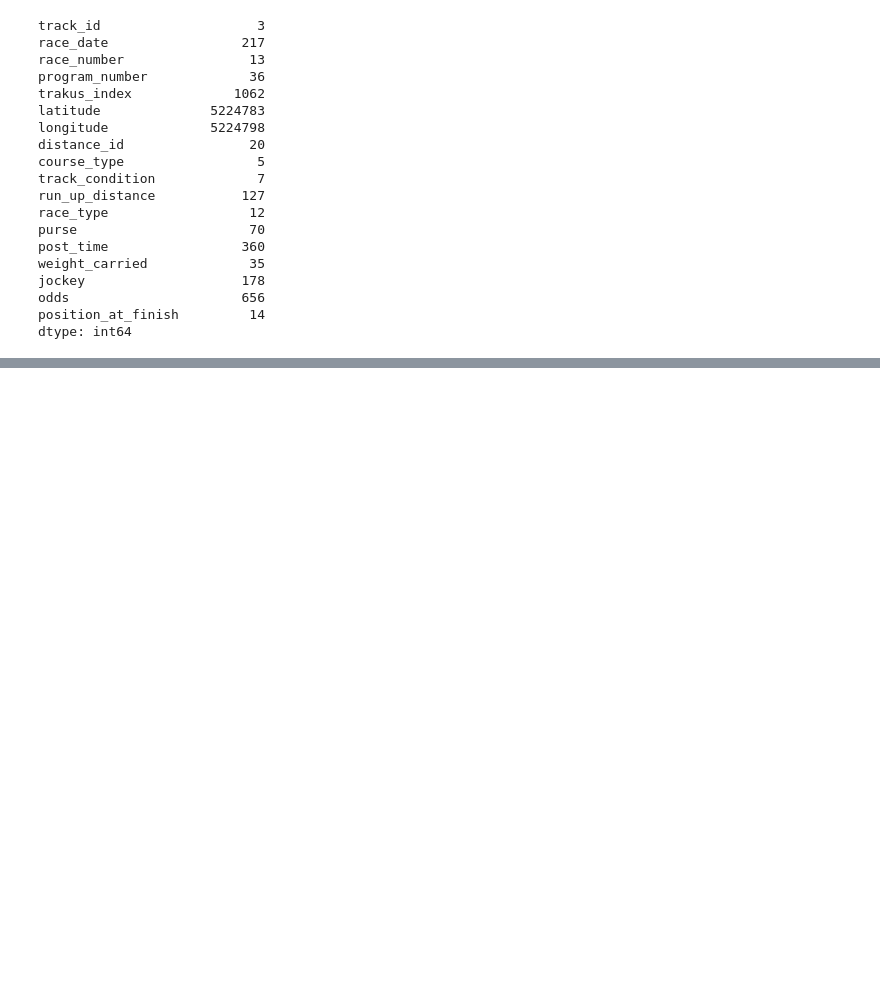
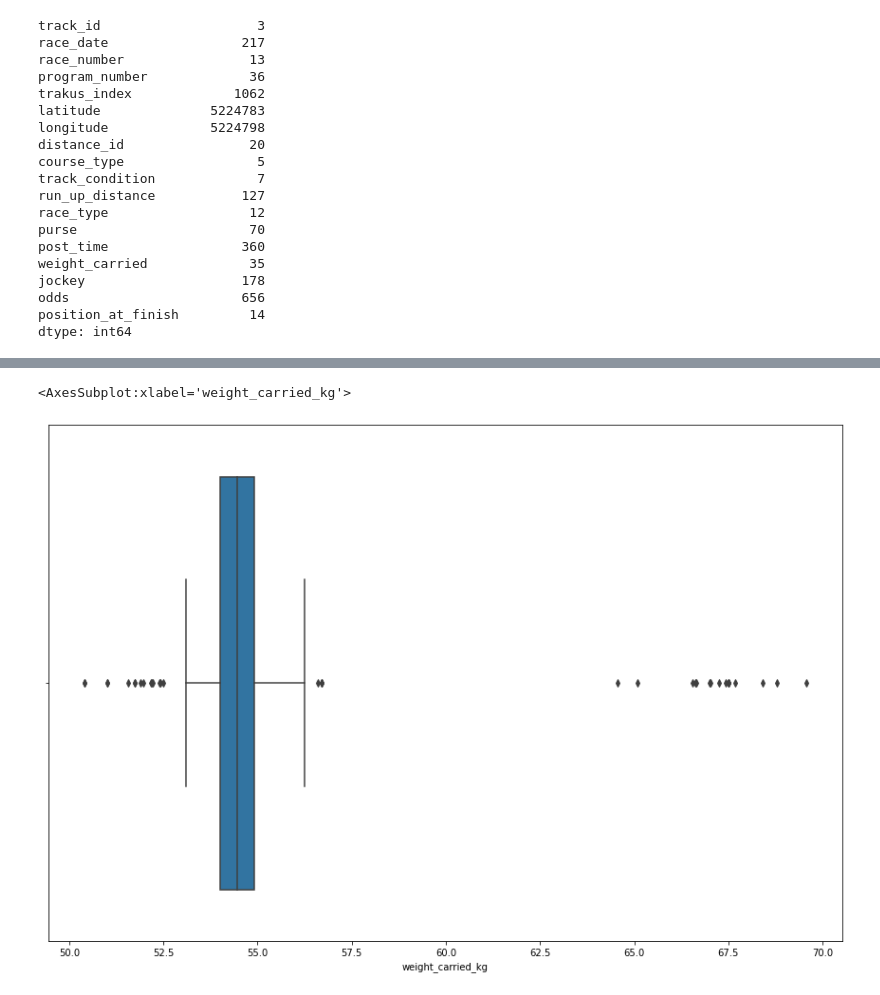
Before and after one commit to chaitsugale/big_data_derby, a Jupyter notebook: big-data-derby.ipynb, the cells around one changed output, grey strips where cells are left out. Saved outputs shown, nothing was run; the diff lists cells and outputs as text; code cells hidden in the pictures; blank space fills up the shorter version.

```diff
--- a/big-data-derby.ipynb
+++ b/big-data-derby.ipynb
@@ -164,0 +220,4 @@ dtype: int64
+# %%
+weight_carried_kg = (nyra_complete.weight_carried)*.45
+# %%
+nyra_complete['weight_carried_kg'] = weight_carried_kg
@@ -164,0 +233,7 @@ dtype: int64
+# %%
+plt.figure(figsize=(15,10))
+
+sns.boxplot(nyra_complete.groupby("jockey").weight_carried_kg.mean())
+# %% [output]
+<AxesSubplot:xlabel='weight_carried_kg'>
+[figure, added]
```
Also changed, not shown: parts of 9 cells of this notebook.
